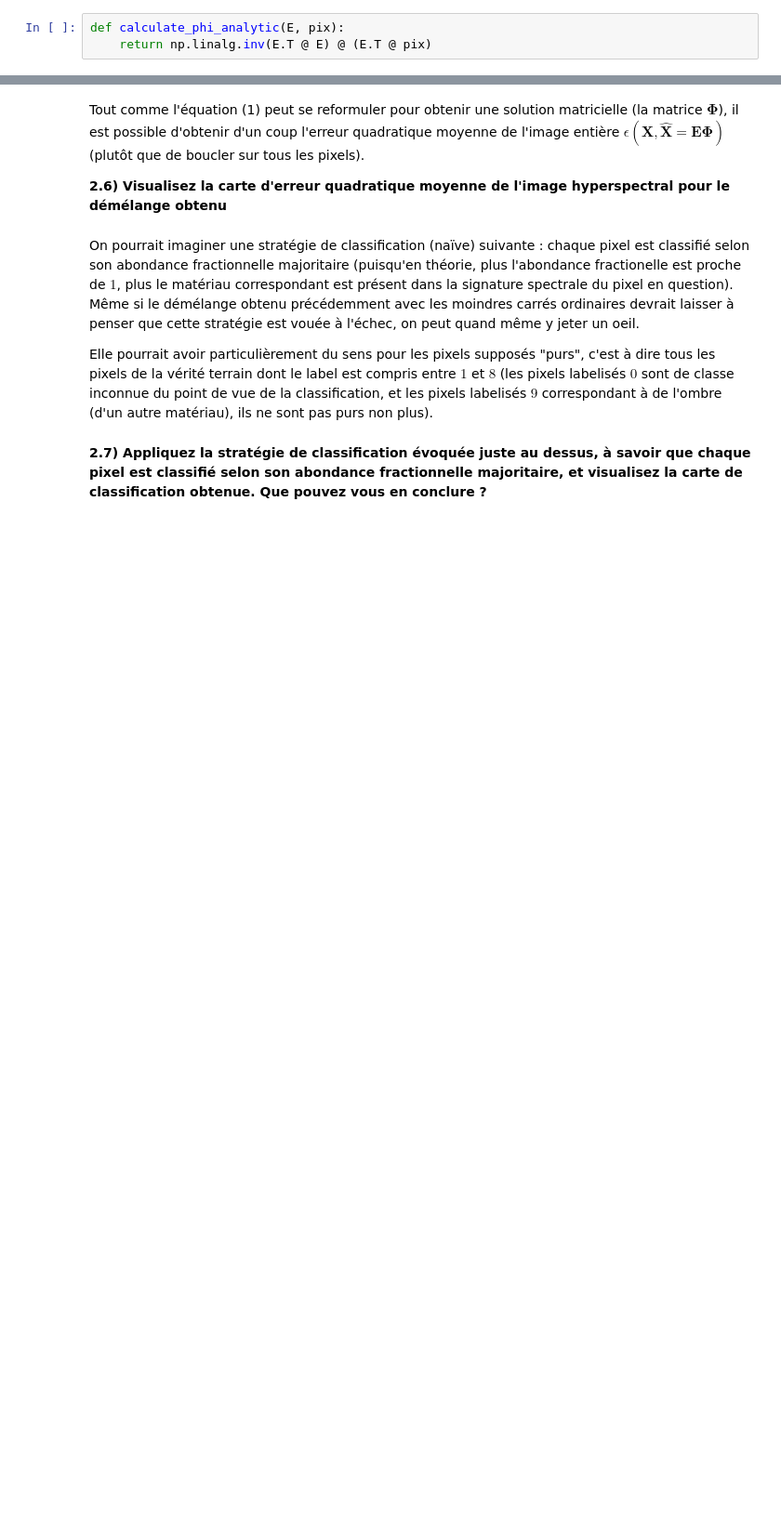
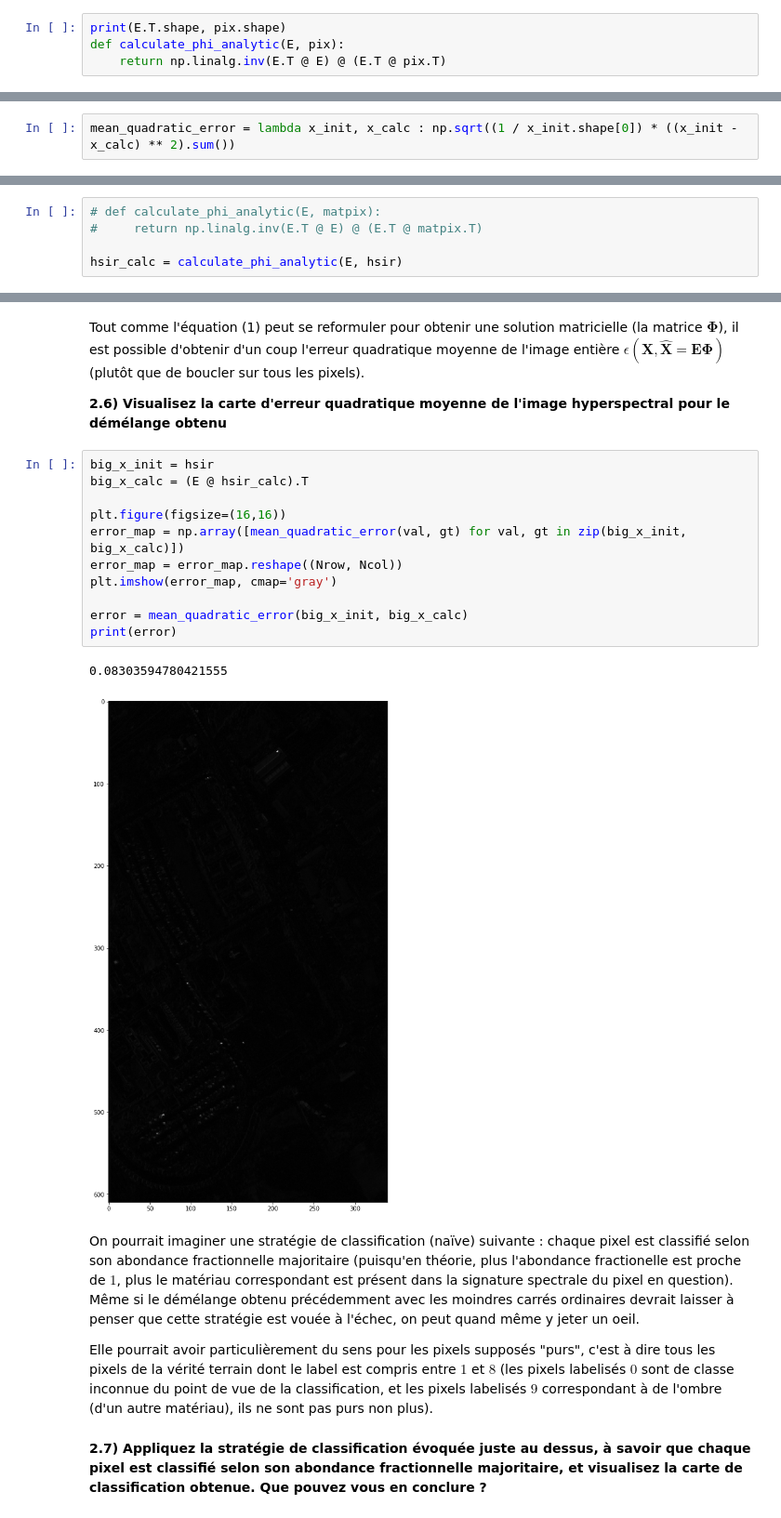
Before and after one commit to DemyCode/ocvx_2, a Jupyter notebook: TP_demelange.ipynb, the cells around one changed output, grey strips where cells are left out. Shown at 93% size. Cells and saved outputs as stored; diff of their text form; blank space fills up the shorter version.

```diff
--- a/TP_demelange.ipynb
+++ b/TP_demelange.ipynb
@@ -174,5 +178,6 @@ E.shape, hsir.shape
 # %%
 pix = hsir[2000]
 # %%
+print(E.T.shape, pix.shape)
 def calculate_phi_analytic(E, pix):
-    return np.linalg.inv(E.T @ E) @ (E.T @ pix)
+    return np.linalg.inv(E.T @ E) @ (E.T @ pix.T)
@@ -234 +220,3 @@ hsir.shape[1], hsir.shape
+# %%
+mean_quadratic_error = lambda x_init, x_calc : np.sqrt((1 / x_init.shape[0]) * ((x_init - x_calc) ** 2).sum())
 # %%
@@ -243,5 +231,10 @@ $$\boldsymbol \Phi = \arg\min_{\Phi \in \mathbb{R}^{m\times N_{pix}}} = \|\mathb
 La solution $\boldsymbol \Phi \in \mathbb{R}^{m\times N_{pix}}$ obtenue s'interprète donc comme une matrice d'abondances fractionnelles, où chaque colonne contient le vecteur d'abondance $\boldsymbol \phi$ du pixel correspondant. Cette matrice peut se réorganiser à moindres frais en un cube 3D $(N_{row} \times N_{col} \times m)$, où chaque canal peut se visualiser comme la carte d'abondances fractionelles de l'image entière pour l'endmember considéré.
 # %% [markdown]
 **2.4) Adaptez votre implémentation de la question 2) pour obtenir la matrice d'abondance $\boldsymbol \Phi$ en un coup**
+# %%
+# def calculate_phi_analytic(E, matpix):
+#     return np.linalg.inv(E.T @ E) @ (E.T @ matpix.T)
+
+hsir_calc = calculate_phi_analytic(E, hsir)
 # %% [markdown]
 **2.5) Réorganisez la matrice précédente en un cube 3D et visualisez les différentes cartes d'abondances pour les 8 endmembers. Que remarquez vous/pouvez vous en conclure ?**
@@ -249,6 +247,20 @@ La solution $\boldsymbol \Phi \in \mathbb{R}^{m\times N_{pix}}$ obtenue s'interp
 Tout comme l'équation (1) peut se reformuler pour obtenir une solution matricielle (la matrice $\boldsymbol \Phi$), il est possible d'obtenir d'un coup l'erreur quadratique moyenne de l'image entière $\epsilon(\mathbf{X},\mathbf{\hat{X}} = \mathbf{E}\boldsymbol \Phi)$ (plutôt que de boucler sur tous les pixels).
 
 **2.6) Visualisez la carte d'erreur quadratique moyenne de l'image hyperspectral pour le démélange obtenu**
+# %%
+big_x_init = hsir
+big_x_calc = (E @ hsir_calc).T
+
+plt.figure(figsize=(16,16))
+error_map = np.array([mean_quadratic_error(val, gt) for val, gt in zip(big_x_init, big_x_calc)])
+error_map = error_map.reshape((Nrow, Ncol))
+plt.imshow(error_map, cmap='gray')
+
+error = mean_quadratic_error(big_x_init, big_x_calc)
+print(error)
+# %% [output]
+0.08303594780421555
+[figure, added]
 # %% [markdown]
 On pourrait imaginer une stratégie de classification (naïve) suivante : chaque pixel est classifié selon son abondance fractionnelle majoritaire (puisqu'en théorie, plus l'abondance fractionelle est proche de $1$, plus le matériau correspondant est présent dans la signature spectrale du pixel en question). Même si le démélange obtenu précédemment avec les moindres carrés ordinaires devrait laisser à penser que cette stratégie est vouée à l'échec, on peut quand même y jeter un oeil.
 
```
Also changed, not shown: parts of 21 cells of this notebook, 1 other file.
